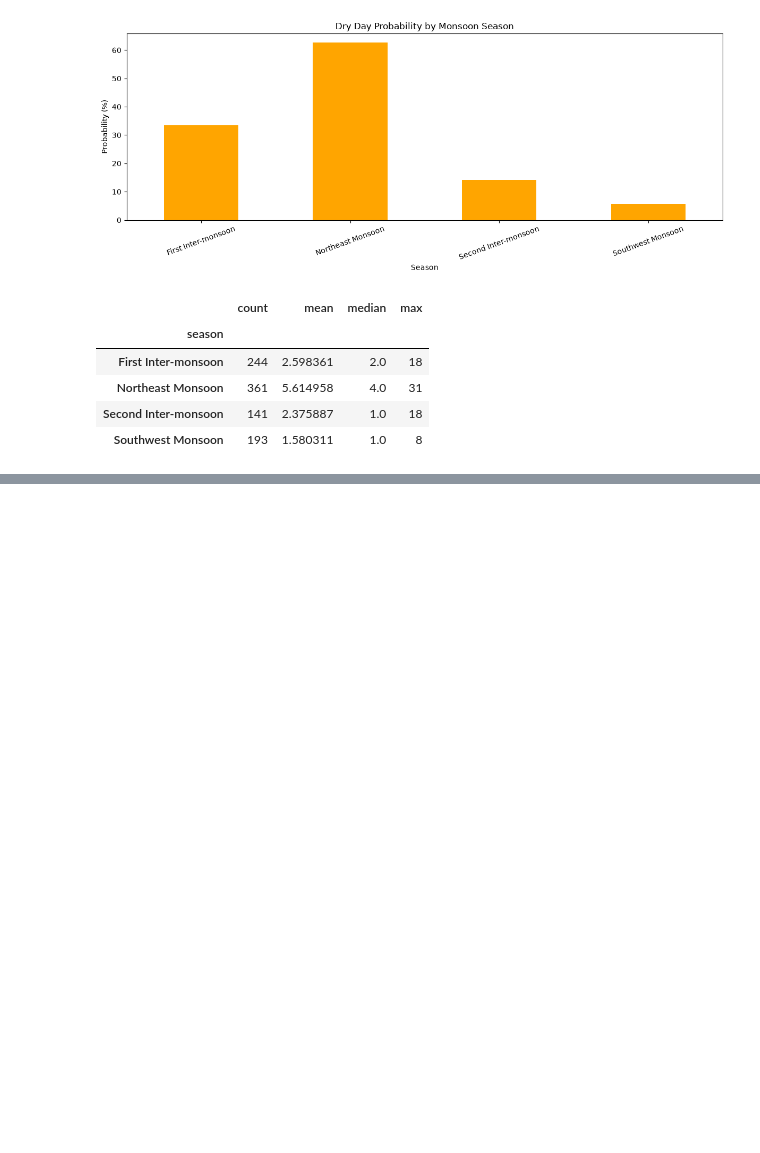
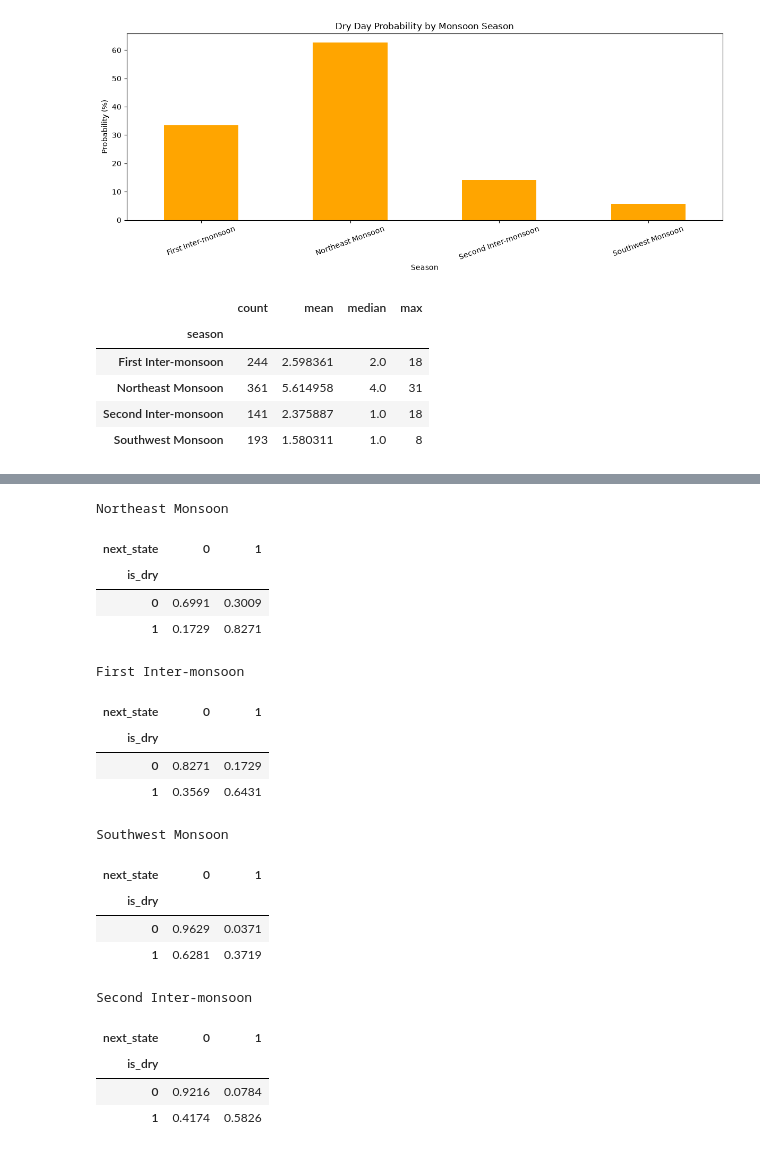
Before and after one commit to NikiniBandara/colombo-monsoon-dry-spell-simulator, a Jupyter notebook: notebook/colombo-monsoon-dry-spell-simulator.ipynb, the cells around one changed output, grey strips where cells are left out. Cells and saved outputs as stored; diff of their text form; code cells hidden in the pictures; blank space fills up the shorter version.

```diff
--- a/notebook/colombo-monsoon-dry-spell-simulator.ipynb
+++ b/notebook/colombo-monsoon-dry-spell-simulator.ipynb
@@ -588,0 +690,24 @@ dry_spells.to_csv(
+# %%
+def calculate_transition_matrix(data):
+    counts = pd.crosstab(
+        data["is_dry"],
+        data["next_state"]
+    ).reindex(
+        index=[0, 1],
+        columns=[0, 1],
+        fill_value=0
+    )
+
+    probabilities = counts.div(
+        counts.sum(axis=1),
+        axis=0
+    )
+
+    return probabilities
+# %%
+seasons = [
+    "Northeast Monsoon",
+    "First Inter-monsoon",
+    "Southwest Monsoon",
+    "Second Inter-monsoon"
+]
@@ -588,0 +725,25 @@ dry_spells.to_csv(
+# %%
+for season, matrix in seasonal_matrices.items():
+    print(f"\n{season}")
+    display(matrix.round(4))
+# %% [output]
+Northeast Monsoon
+| next_state | 0 | 1 |
+| is_dry |  |  |
+| 0 | 0.6991 | 0.3009 |
+| 1 | 0.1729 | 0.8271 |
+First Inter-monsoon
+| next_state | 0 | 1 |
+| is_dry |  |  |
+| 0 | 0.8271 | 0.1729 |
+| 1 | 0.3569 | 0.6431 |
+Southwest Monsoon
+| next_state | 0 | 1 |
+| is_dry |  |  |
+| 0 | 0.9629 | 0.0371 |
+| 1 | 0.6281 | 0.3719 |
+Second Inter-monsoon
+| next_state | 0 | 1 |
+| is_dry |  |  |
+| 0 | 0.9216 | 0.0784 |
+| 1 | 0.4174 | 0.5826 |
```
Also changed, not shown: parts of 15 cells of this notebook, 1 other file.
